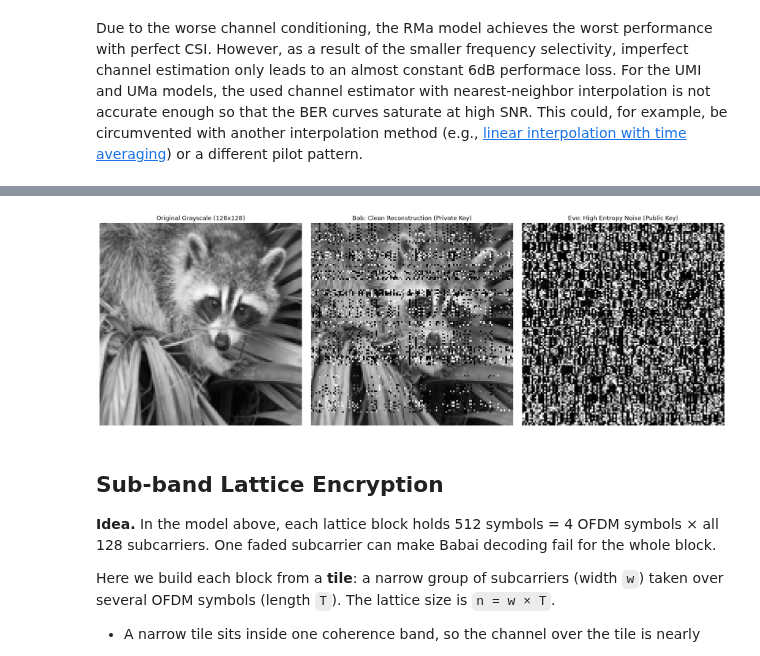
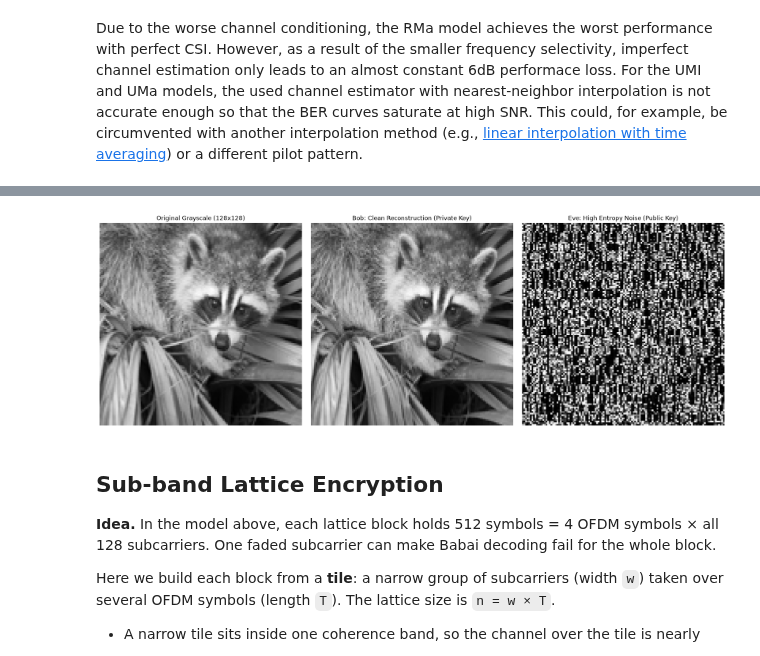
Before and after one commit to DanielGrahamB/pqc-research, a Jupyter notebook: PQC_MIMO_Simulations_subband.ipynb, the cells around one changed output, grey strips where cells are left out. Drawn from its saved outputs; the diff is of its cells as text; code cells hidden in the pictures.

Commit message:
preliminary image analysis

```diff
--- a/PQC_MIMO_Simulations_subband.ipynb
+++ b/PQC_MIMO_Simulations_subband.ipynb
@@ -443,7 +448,8 @@ class Model(Block):
         x_shape = x.shape
         x_reshaped = torch.reshape(x, (-1, self._lattice_n))
         self._lattice_engine.B = self._lattice_engine.B.to(device=x.device, dtype=torch.complex128)
-        x_enc_blocks = self._lattice_engine.encrypt(x_reshaped.to(torch.complex128))
+        qs = torch.sqrt(torch.tensor(10.0, dtype=torch.float64, device=x.device))
+        x_enc_blocks = self._lattice_engine.encrypt(x_reshaped.to(torch.complex128) * qs) / qs
         x_enc = torch.reshape(x_enc_blocks, x_shape)
 
         x_rg = self._rg_mapper(x_enc)
@@ -839,7 +844,8 @@ class HighFidelityImageModel(Model):
         x_shape = x.shape
         x_reshaped = torch.reshape(x, (-1, self._lattice_n))
         self._lattice_engine.B = self._lattice_engine.B.to(device=x.device, dtype=torch.complex128)
-        x_enc_blocks = self._lattice_engine.encrypt(x_reshaped.to(torch.complex128))
+        qs = torch.sqrt(torch.tensor(10.0, dtype=torch.float64, device=x.device))
+        x_enc_blocks = self._lattice_engine.encrypt(x_reshaped.to(torch.complex128) * qs) / qs
         x_enc = torch.reshape(x_enc_blocks, x_shape)
 
         # OFDM Transmission with static channel
@@ -887,34 +893,34 @@ img_bits_padded = np.pad(img_bits, (0, padding), "constant")
 b_input = torch.tensor(img_bits_padded, dtype=torch.float64).reshape(num_full_symbols, bob_model._num_ut, 1, bob_model._k)
 if torch.cuda.is_available(): b_input = b_input.cuda()
 
 # Consistent Static Channel
 topology = gen_topology(num_full_symbols, bob_model._num_ut, "umi", min_ut_velocity=0.0, max_ut_velocity=0.0)
 bob_model._channel_model.set_topology(*topology)
 a, tau = bob_model._channel_model(num_time_samples=bob_model._rg.num_ofdm_symbols, sampling_frequency=1/bob_model._rg.ofdm_symbol_duration)
 h_static = cir_to_ofdm_channel(frequencies, a, tau, normalize=True)
 
 # Simulate transmission at high SNR
 snr = 60.0
 with torch.no_grad():
     bob_b_hat = bob_model.call_with_static_channel(b_input, snr, h_static)
     eve_b_hat = eve_model.call_with_static_channel(b_input, snr, h_static)
 
 # Final Clean Reconstruction (Cropping padding)
 bob_final_bits = bob_b_hat.flatten().cpu().numpy().astype(np.uint8)[:num_pixels * 8]
 eve_final_bits = eve_b_hat.flatten().cpu().numpy().astype(np.uint8)[:num_pixels * 8]
 
 bob_res = np.packbits(bob_final_bits).reshape((res, res))
 eve_res = np.packbits(eve_final_bits).reshape((res, res))
 
 # Side-by-Side Comparison
 plt.figure(figsize=(18, 6))
 plt.subplot(1, 3, 1); plt.imshow(img_resized, cmap="gray"); plt.title("Original Grayscale (128x128)"); plt.axis("off")
 plt.subplot(1, 3, 2); plt.imshow(bob_res, cmap="gray"); plt.title("Bob: Clean Reconstruction (Private Key)"); plt.axis("off")
 plt.subplot(1, 3, 3); plt.imshow(eve_res, cmap="gray"); plt.title("Eve: High Entropy Noise (Public Key)"); plt.axis("off")
 plt.tight_layout()
 plt.show()
 # %% [output]
-[figure, old version]
+[figure, new version]
 # %% [markdown]
 ## Sub-band Lattice Encryption
 
```
Also changed, not shown: parts of 15 cells of this notebook.
